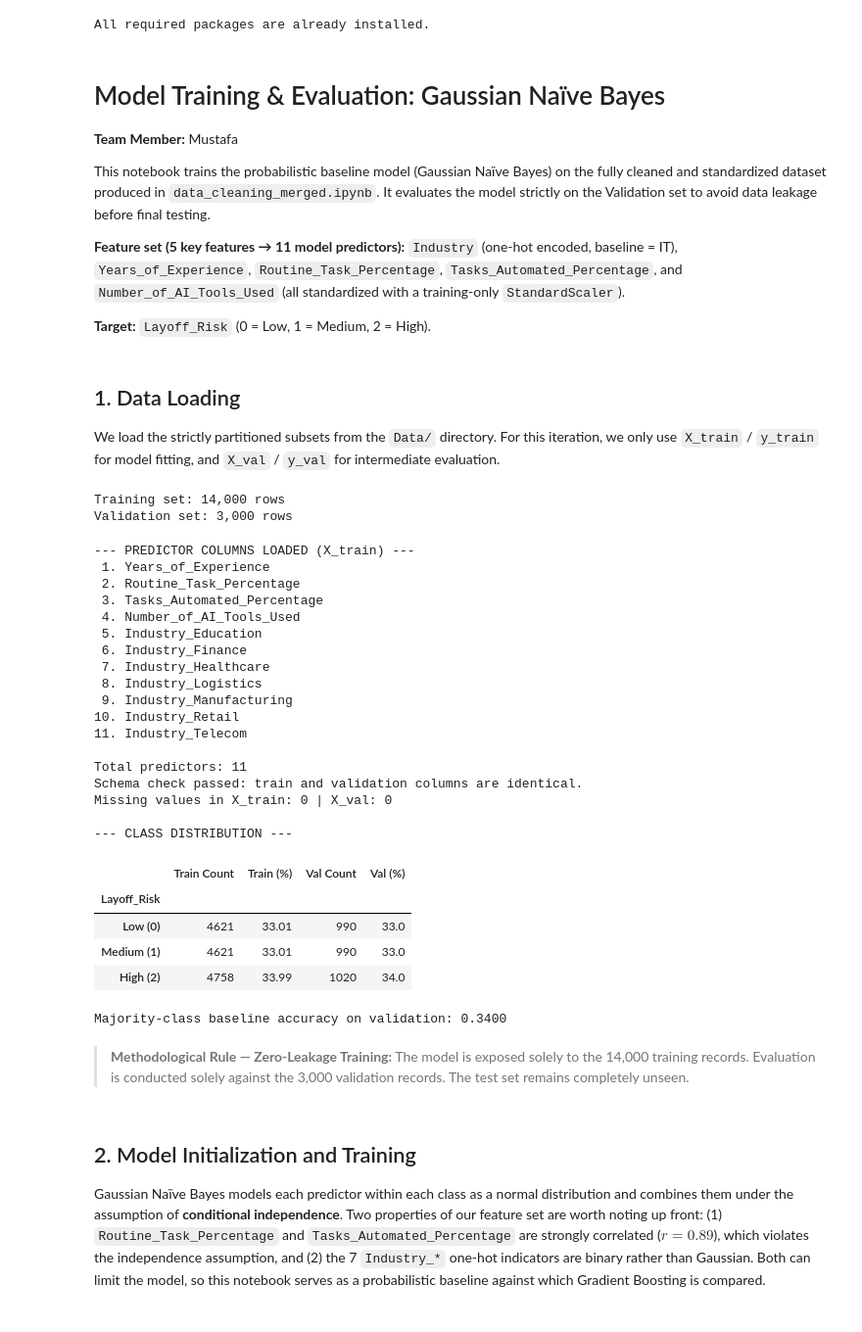
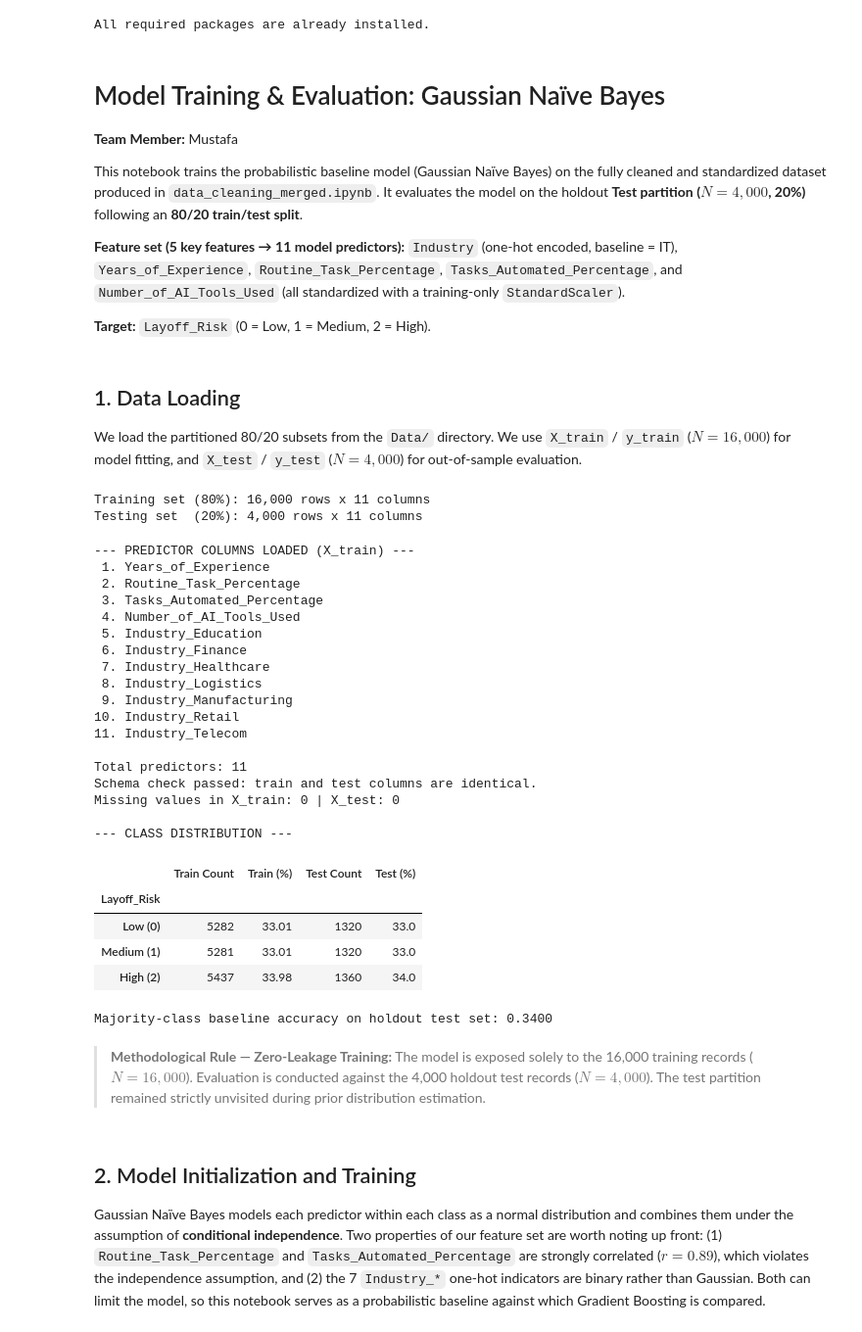
Before and after one commit to Samanzarei-9775/AAI500-Final-Project, a Jupyter notebook: notebooks/data_training_Mustafa_NB.ipynb, the cells around one changed output. Shown at 98% size. Drawn from its saved outputs; the diff is of its cells as text; code cells hidden in the pictures.

```diff
--- a/notebooks/data_training_Mustafa_NB.ipynb
+++ b/notebooks/data_training_Mustafa_NB.ipynb
@@ -29,7 +29,7 @@ All required packages are already installed.
 
 **Team Member:** Mustafa
 
-This notebook trains the probabilistic baseline model (Gaussian Naïve Bayes) on the fully cleaned and standardized dataset produced in `data_cleaning_merged.ipynb`. It evaluates the model strictly on the Validation set to avoid data leakage before final testing.
+This notebook trains the probabilistic baseline model (Gaussian Naïve Bayes) on the fully cleaned and standardized dataset produced in `data_cleaning_merged.ipynb`. It evaluates the model on the holdout **Test partition ($N = 4,000$, 20%)** following an **80/20 train/test split**.
 
 **Feature set (5 key features → 11 model predictors):** `Industry` (one-hot encoded, baseline = IT), `Years_of_Experience`, `Routine_Task_Percentage`, `Tasks_Automated_Percentage`, and `Number_of_AI_Tools_Used` (all standardized with a training-only `StandardScaler`).
 
@@ -54,38 +54,35 @@ plt.rcParams['axes.titlesize'] = 12
 plt.rcParams['axes.labelsize'] = 11
 # %% [markdown]
 ## 1. Data Loading
-We load the strictly partitioned subsets from the `Data/` directory. For this iteration, we only use `X_train` / `y_train` for model fitting, and `X_val` / `y_val` for intermediate evaluation.
+We load the partitioned 80/20 subsets from the `Data/` directory. We use `X_train` / `y_train` ($N = 16,000$) for model fitting, and `X_test` / `y_test` ($N = 4,000$) for out-of-sample evaluation.
 # %%
 # -------------------------------------------------------------------------
-# Load Processed Training and Validation Sets
+# Load Processed Training and Testing Sets (80/20 Partition)
 # -------------------------------------------------------------------------
-# Define the relative path to the preprocessed data directory
-# Resolve the Data directory dynamically so the notebook runs whether the working
-# directory is the project root or the notebooks/ folder (same logic as data_cleaning_merged)
 from pathlib import Path
 data_dir = Path.cwd() / "Data"
 if not data_dir.exists():
     data_dir = (Path.cwd() / ".." / "Data").resolve()
 base_path = f"{data_dir.as_posix()}/"
 
-# Load the predictor features (X) for the training subset
+# Load the predictor features (X) for the training subset (80%)
 X_train = pd.read_csv(f"{base_path}processed_X_train.csv")
 
 # Load the target variable (y) for the training subset, isolating just the label column
 y_train = pd.read_csv(f"{base_path}processed_y_train.csv")['Layoff_Risk']
 
-# Load the predictor features (X) for the validation subset
-X_val = pd.read_csv(f"{base_path}processed_X_val.csv")
+# Load the predictor features (X) for the testing subset (20%)
+X_test = pd.read_csv(f"{base_path}processed_X_test.csv")
 
-# Load the target variable (y) for the validation subset, isolating just the label column
-y_val = pd.read_csv(f"{base_path}processed_y_val.csv")['Layoff_Risk']
+# Load the target variable (y) for the testing subset, isolating just the label column
+y_test = pd.read_csv(f"{base_path}processed_y_test.csv")['Layoff_Risk']
 
 # Print the dimensionality to verify successful loading
-print(f"Training set: {X_train.shape[0]:,} rows")
-print(f"Validation set: {X_val.shape[0]:,} rows")
+print(f"Training set (80%): {X_train.shape[0]:,} rows x {X_train.shape[1]} columns")
+print(f"Testing set  (20%): {X_test.shape[0]:,} rows x {X_test.shape[1]} columns")
 # %% [output]
-Training set: 14,000 rows
-Validation set: 3,000 rows
+Training set (80%): 16,000 rows x 11 columns
+Testing set  (20%): 4,000 rows x 11 columns
 # %%
 # -------------------------------------------------------------------------
 # Dataset Verification: Feature Set & Class Balance
@@ -97,56 +94,56 @@ for idx, col in enumerate(X_train.columns, start=1):
     print(f"{idx:>2}. {col}")
 print(f"\nTotal predictors: {X_train.shape[1]}")
 
-# Confirm train and validation partitions share an identical schema
-assert list(X_train.columns) == list(X_val.columns), "Schema mismatch between train and validation sets!"
-print("Schema check passed: train and validation columns are identical.")
+# Confirm train and test partitions share an identical schema
+assert list(X_train.columns) == list(X_test.columns), "Schema mismatch between train and test sets!"
+print("Schema check passed: train and test columns are identical.")
 
 # Verify there are no missing values that would break model fitting
-print(f"Missing values in X_train: {int(X_train.isnull().sum().sum())} | X_val: {int(X_val.isnull().sum().sum())}")
+print(f"Missing values in X_train: {int(X_train.isnull().sum().sum())} | X_test: {int(X_test.isnull().sum().sum())}")
 
 # Class distribution and majority-class baseline accuracy
 class_label_map = {0: 'Low (0)', 1: 'Medium (1)', 2: 'High (2)'}
 class_dist = pd.DataFrame({
     'Train Count': y_train.value_counts().sort_index(),
     'Train (%)': (y_train.value_counts(normalize=True).sort_index() * 100).round(2),
-    'Val Count': y_val.value_counts().sort_index(),
-    'Val (%)': (y_val.value_counts(normalize=True).sort_index() * 100).round(2),
+    'Test Count': y_test.value_counts().sort_index(),
+    'Test (%)': (y_test.value_counts(normalize=True).sort_index() * 100).round(2),
 }).rename(index=class_label_map)
 print("\n--- CLASS DISTRIBUTION ---")
 display(class_dist)
 
 # A model that always predicts the most frequent training class sets the floor any real model must beat
 majority_class = y_train.value_counts().idxmax()
-baseline_acc = (y_val == majority_class).mean()
-print(f"Majority-class baseline accuracy on validation: {baseline_acc:.4f}")
+baseline_acc = (y_test == majority_class).mean()
+print(f"Majority-class baseline accuracy on holdout test set: {baseline_acc:.4f}")
 # %% [output]
 --- PREDICTOR COLUMNS LOADED (X_train) ---
  1. Years_of_Experience
  2. Routine_Task_Percentage
  3. Tasks_Automated_Percentage
  4. Number_of_AI_Tools_Used
  5. Industry_Education
  6. Industry_Finance
  7. Industry_Healthcare
  8. Industry_Logistics
  9. Industry_Manufacturing
 10. Industry_Retail
 11. Industry_Telecom
 
 Total predictors: 11
-Schema check passed: train and validation columns are identical.
-Missing values in X_train: 0 | X_val: 0
+Schema check passed: train and test columns are identical.
+Missing values in X_train: 0 | X_test: 0
 
 --- CLASS DISTRIBUTION ---
-|  | Train Count | Train (%) | Val Count | Val (%) |
+|  | Train Count | Train (%) | Test Count | Test (%) |
 | Layoff_Risk |  |  |  |  |
-| Low (0) | 4621 | 33.01 | 990 | 33.0 |
-| Medium (1) | 4621 | 33.01 | 990 | 33.0 |
-| High (2) | 4758 | 33.99 | 1020 | 34.0 |
+| Low (0) | 5282 | 33.01 | 1320 | 33.0 |
+| Medium (1) | 5281 | 33.01 | 1320 | 33.0 |
+| High (2) | 5437 | 33.98 | 1360 | 34.0 |
-Majority-class baseline accuracy on validation: 0.3400
+Majority-class baseline accuracy on holdout test set: 0.3400
 # %% [markdown]
 > **Methodological Rule — Zero-Leakage Training:**
-> The model is exposed solely to the 14,000 training records. Evaluation is conducted solely against the 3,000 validation records. The test set remains completely unseen.
+> The model is exposed solely to the 16,000 training records ($N = 16,000$). Evaluation is conducted against the 4,000 holdout test records ($N = 4,000$). The test partition remained strictly unvisited during prior distribution estimation.
 # %% [markdown]
 ## 2. Model Initialization and Training
 
```
Also changed, not shown: parts of 10 cells of this notebook, 2 other files.
